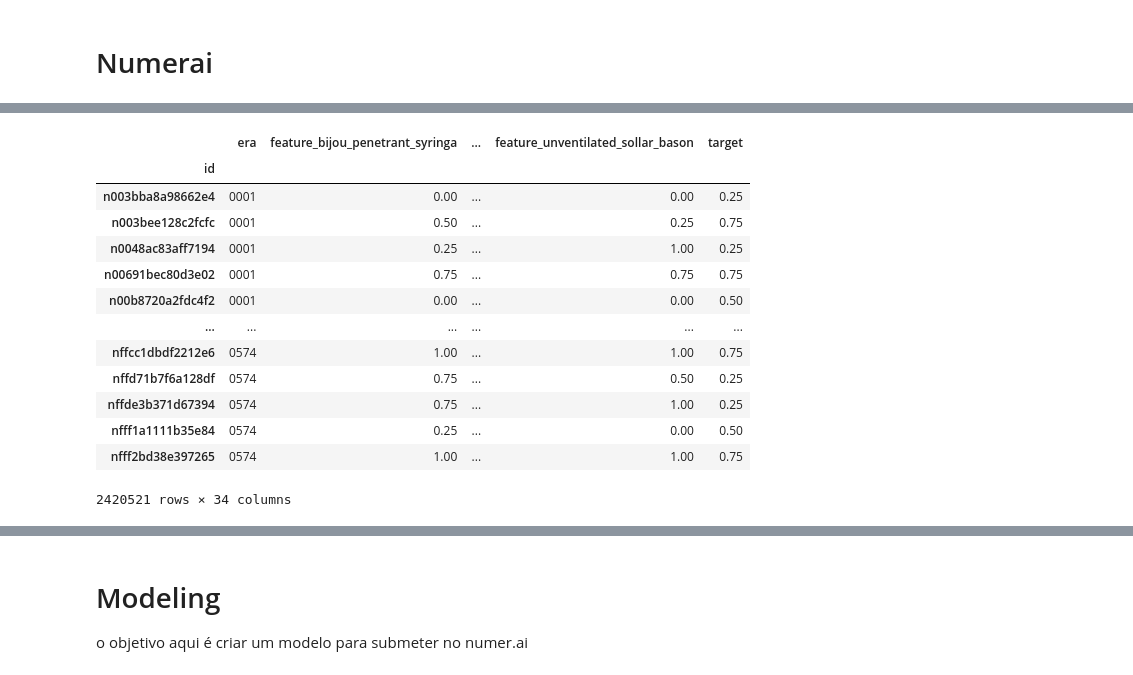
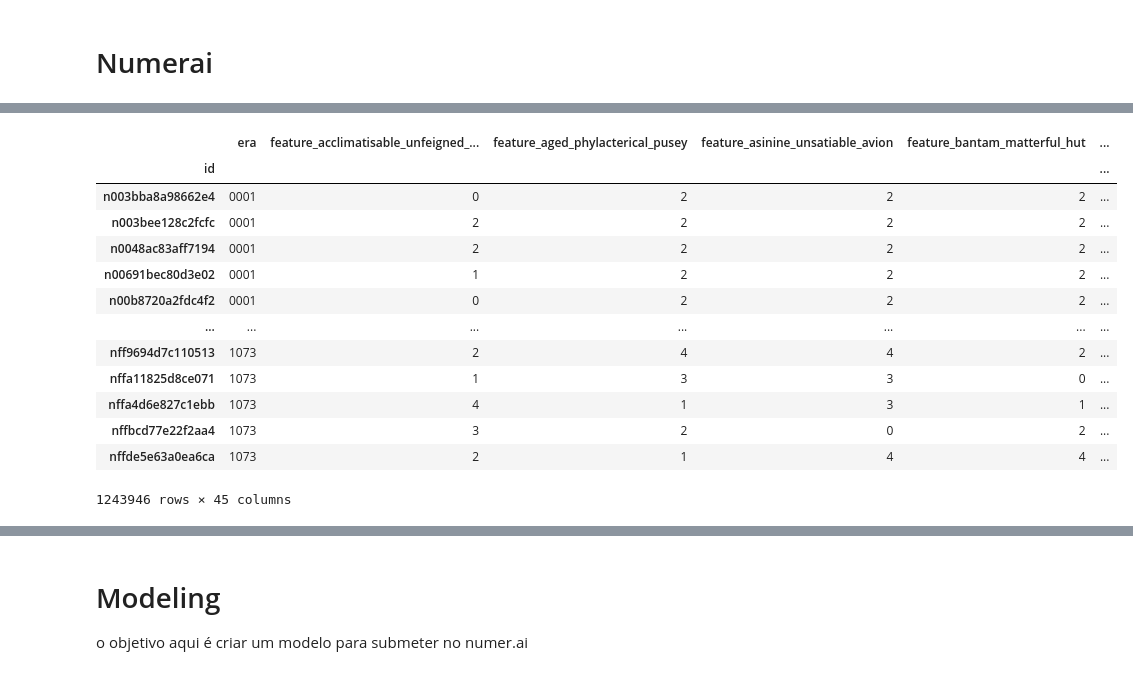
Before and after one commit to DrPeterPun/numerai, a Jupyter notebook: notebook.ipynb, the cells around one changed output, grey strips where cells are left out. Cells and saved outputs as stored; diff of their text form; code cells hidden in the pictures.

```diff
--- a/notebook.ipynb
+++ b/notebook.ipynb
@@ -25,18 +22,33 @@ import pandas as pd
 import json
 
 # Download the training data and feature metadata
-# This may take a few minutes 🍵
-napi.download_dataset("v4.1/train.parquet");
-napi.download_dataset("v4.1/features.json");
+# This may take a few minutes
+
+train = "v4.2/train_int8.parquet"
+features = "v4.2/features.json"
+
+
+napi.download_dataset(train);
+napi.download_dataset(features);
 
 # Load the training data but only the "small" subset of features to save time and memory
 # In practice you will want to use all the features to maximize your model's performance
-feature_metadata = json.load(open("v4.1/features.json"))
+feature_metadata = json.load(open(features))
 feature_cols = feature_metadata["feature_sets"]["small"]
-training_data = pd.read_parquet("v4.1/train.parquet", columns= ["era"] + feature_cols + ["target"])
+training_data = pd.read_parquet(train, columns= ["era"] + feature_cols + ["target"])
 
-# Print the training data
-pd.set_option('display.max_rows', 10)
-pd.set_option('display.max_columns', 5)
+real_submition = True
+if real_submition:
+# For better models, join train and validation data and train on all of it
+    napi.download_dataset("v4.2/validation_int8.parquet");
+    validation = pd.read_parquet("v4.2/validation_int8.parquet", columns=["era", "data_type"]+feature_cols+["target"])
+    validation = validation[validation["data_type"] == "validation"] # drop rows which don't have targets yet
+    training_data = pd.concat([training_data, validation])
+
+
+
+# downsample para cada 4rt era , assim nao trein
+training_data = training_data[training_data["era"].isin(training_data["era"].unique()[::4])]
+
 training_data
 # %% [output]
@@ -45,17 +61,17 @@ training_data
-|  | era | feature_bijou_penetrant_syringa | ... | feature_unventilated_sollar_bason | target |
-| id |  |  |  |  |  |
-| n003bba8a98662e4 | 0001 | 0.00 | ... | 0.00 | 0.25 |
-| n003bee128c2fcfc | 0001 | 0.50 | ... | 0.25 | 0.75 |
-| n0048ac83aff7194 | 0001 | 0.25 | ... | 1.00 | 0.25 |
-| n00691bec80d3e02 | 0001 | 0.75 | ... | 0.75 | 0.75 |
-| n00b8720a2fdc4f2 | 0001 | 0.00 | ... | 0.00 | 0.50 |
-| ... | ... | ... | ... | ... | ... |
-| nffcc1dbdf2212e6 | 0574 | 1.00 | ... | 1.00 | 0.75 |
-| nffd71b7f6a128df | 0574 | 0.75 | ... | 0.50 | 0.25 |
-| nffde3b371d67394 | 0574 | 0.75 | ... | 1.00 | 0.25 |
-| nfff1a1111b35e84 | 0574 | 0.25 | ... | 0.00 | 0.50 |
-| nfff2bd38e397265 | 0574 | 1.00 | ... | 1.00 | 0.75 |
+|  | era | feature_acclimatisable_unfeigned_... | feature_aged_phylacterical_pusey | feature_asinine_unsatiable_avion | feature_bantam_matterful_hut | ... |
+| id |  |  |  |  |  | ... |
+| n003bba8a98662e4 | 0001 | 0 | 2 | 2 | 2 | ... |
+| n003bee128c2fcfc | 0001 | 2 | 2 | 2 | 2 | ... |
+| n0048ac83aff7194 | 0001 | 2 | 2 | 2 | 2 | ... |
+| n00691bec80d3e02 | 0001 | 1 | 2 | 2 | 2 | ... |
+| n00b8720a2fdc4f2 | 0001 | 0 | 2 | 2 | 2 | ... |
+| ... | ... | ... | ... | ... | ... | ... |
+| nff9694d7c110513 | 1073 | 2 | 4 | 4 | 2 | ... |
+| nffa11825d8ce071 | 1073 | 1 | 3 | 3 | 0 | ... |
+| nffa4d6e827c1ebb | 1073 | 4 | 1 | 3 | 1 | ... |
+| nffbcd77e22f2aa4 | 1073 | 3 | 2 | 0 | 2 | ... |
+| nffde5e63a0ea6ca | 1073 | 2 | 1 | 4 | 4 | ... |
-2420521 rows × 34 columns
+1243946 rows × 45 columns
 # %%
 training_data.groupby("era").size().plot(title="Number of Rows per Era", figsize=(5, 3), xlabel="Era");
 # %% [output]
```
Also changed, not shown: parts of 13 cells of this notebook, 3 other files.
